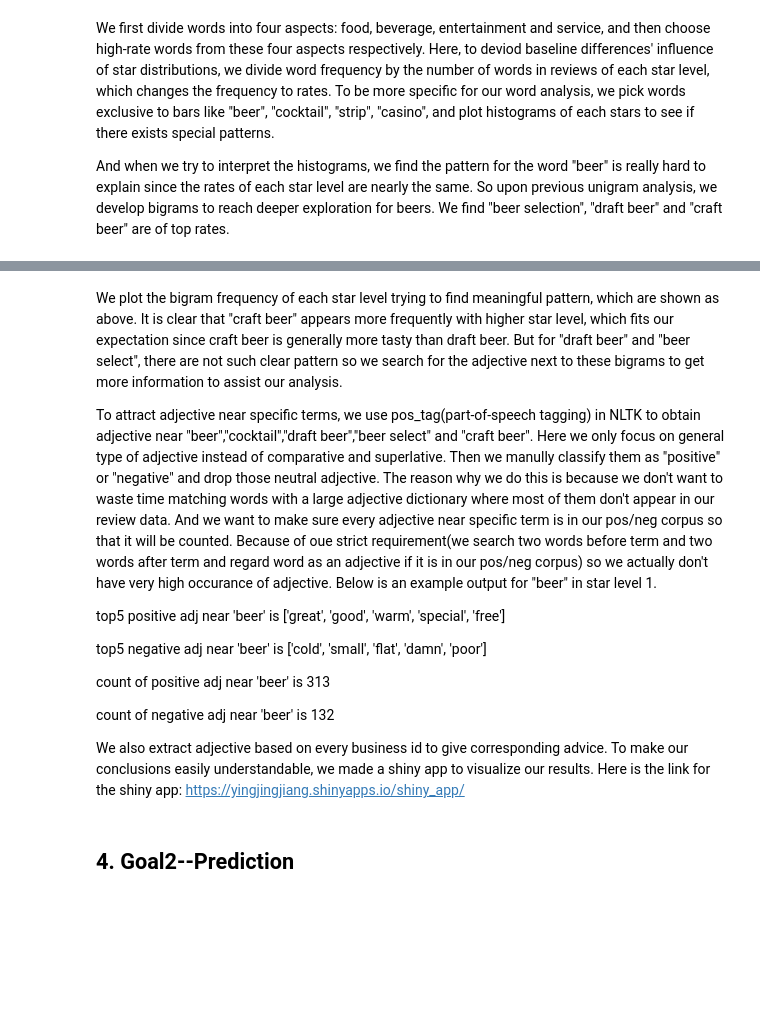
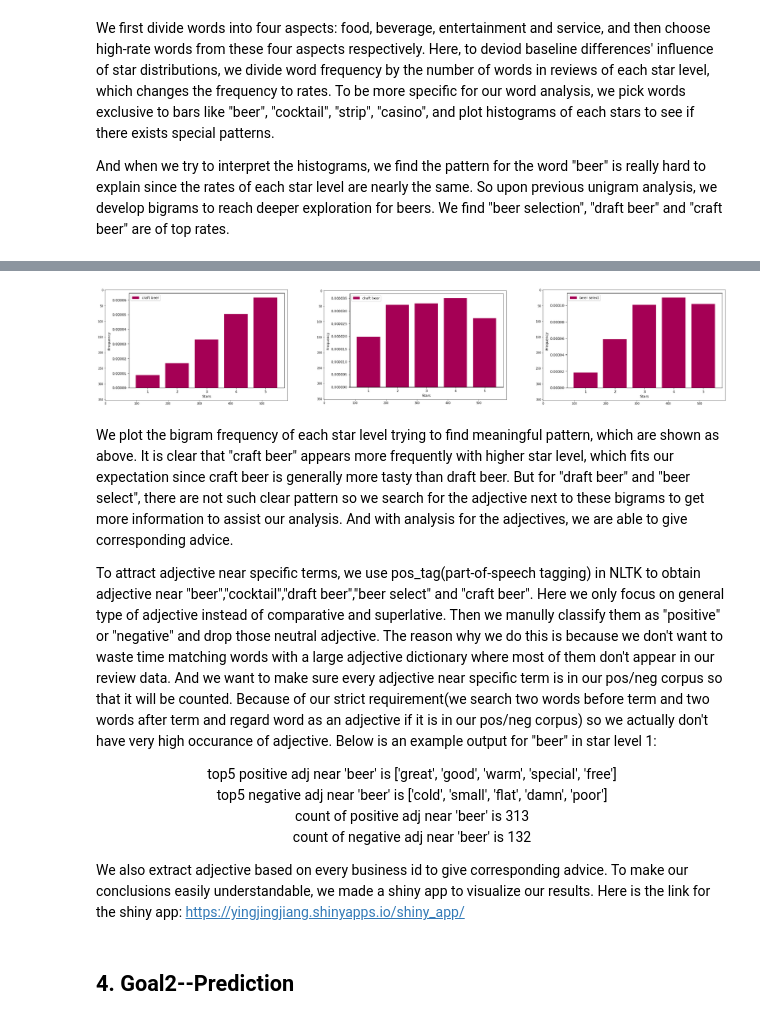
Before and after one commit to junxiazhujoy/STAT628_Module2, a Jupyter notebook: Report/REPORT.ipynb, the cells around one changed output, grey strips where cells are left out. Saved outputs shown, nothing was run; the diff lists cells and outputs as text; code cells hidden in the pictures; blank space fills up the shorter version.

```diff
--- a/Report/REPORT.ipynb
+++ b/Report/REPORT.ipynb
@@ -82,17 +86,22 @@ And when we try to interpret the histograms, we find the pattern for the word "b
+# %%
+%matplotlib inline
+rcParams['figure.figsize'] = 40 ,40
+img_A = mpimg.imread('craft_beer.png'); img_B = mpimg.imread('draft_beer.png'); img_C = mpimg.imread('beer_select.png')
+fig, ax = plt.subplots(1,3)
+ax[0].imshow(img_A);ax[1].imshow(img_B);ax[2].imshow(img_C);
+# %% [output]
+[figure, added]
 # %% [markdown]
-We plot the bigram frequency of each star level trying to find meaningful pattern, which are shown as above. It is clear that "craft beer" appears more frequently with higher star level, which fits our expectation since craft beer is generally more tasty than draft beer. But for "draft beer" and "beer select", there are not such clear pattern so we search for the adjective next to these bigrams to get more information to assist our analysis.
+We plot the bigram frequency of each star level trying to find meaningful pattern, which are shown as above. It is clear that "craft beer" appears more frequently with higher star level, which fits our expectation since craft beer is generally more tasty than draft beer. But for "draft beer" and "beer select", there are not such clear pattern so we search for the adjective next to these bigrams to get more information to assist our analysis. And with analysis for the adjectives, we are able to give corresponding advice.
 
-To attract adjective near specific terms, we use pos_tag(part-of-speech tagging) in NLTK to obtain adjective near "beer","cocktail","draft beer","beer select" and "craft beer". Here we only focus on general type of adjective instead of comparative and superlative. Then we manully classify them as "positive" or "negative" and drop those neutral adjective. The reason why we do this is because we don't want to waste time matching words with a large adjective dictionary where most of them don't appear in our review data. And we want to make sure every adjective near specific term is in our pos/neg corpus so that it will be counted. Because of oue strict requirement(we search two words before term and two words after term and regard word as an adjective if it is in our pos/neg corpus) so we actually don't have very high occurance of adjective. Below is an example output for "beer" in star level 1.
+To attract adjective near specific terms, we use pos_tag(part-of-speech tagging) in NLTK to obtain adjective near "beer","cocktail","draft beer","beer select" and "craft beer". Here we only focus on general type of adjective instead of comparative and superlative. Then we manully classify them as "positive" or "negative" and drop those neutral adjective. The reason why we do this is because we don't want to waste time matching words with a large adjective dictionary where most of them don't appear in our review data. And we want to make sure every adjective near specific term is in our pos/neg corpus so that it will be counted. Because of our strict requirement(we search two words before term and two words after term and regard word as an adjective if it is in our pos/neg corpus) so we actually don't have very high occurance of adjective. Below is an example output for "beer" in star level 1:
+    <center>top5 positive adj near 'beer' is ['great', 'good', 'warm', 'special', 'free']
+    <center>top5 negative adj near 'beer' is ['cold', 'small', 'flat', 'damn', 'poor']
+    <center>count of positive adj near 'beer' is 313
+    <center>count of negative adj near 'beer' is 132  </center>
 
-top5 positive adj near 'beer' is  ['great', 'good', 'warm', 'special', 'free']
-
-top5 negative adj near 'beer' is  ['cold', 'small', 'flat', 'damn', 'poor']
-
-count of positive adj near 'beer' is  313
-
-count of negative adj near 'beer' is  132
-
-We also extract adjective based on every business id to give corresponding advice. To make our conclusions easily understandable, we made a shiny app to visualize our results. Here is the link for the shiny app: https://yingjingjiang.shinyapps.io/shiny_app/
+We also extract adjective based on every business id to give corresponding advice.
+To make our conclusions easily understandable, we made a shiny app to visualize our results. Here is the link for the shiny app: https://yingjingjiang.shinyapps.io/shiny_app/
 # %% [markdown]
 ## 4. Goal2--Prediction
 # %% [markdown]
```
Also changed, not shown: parts of 10 cells of this notebook.
